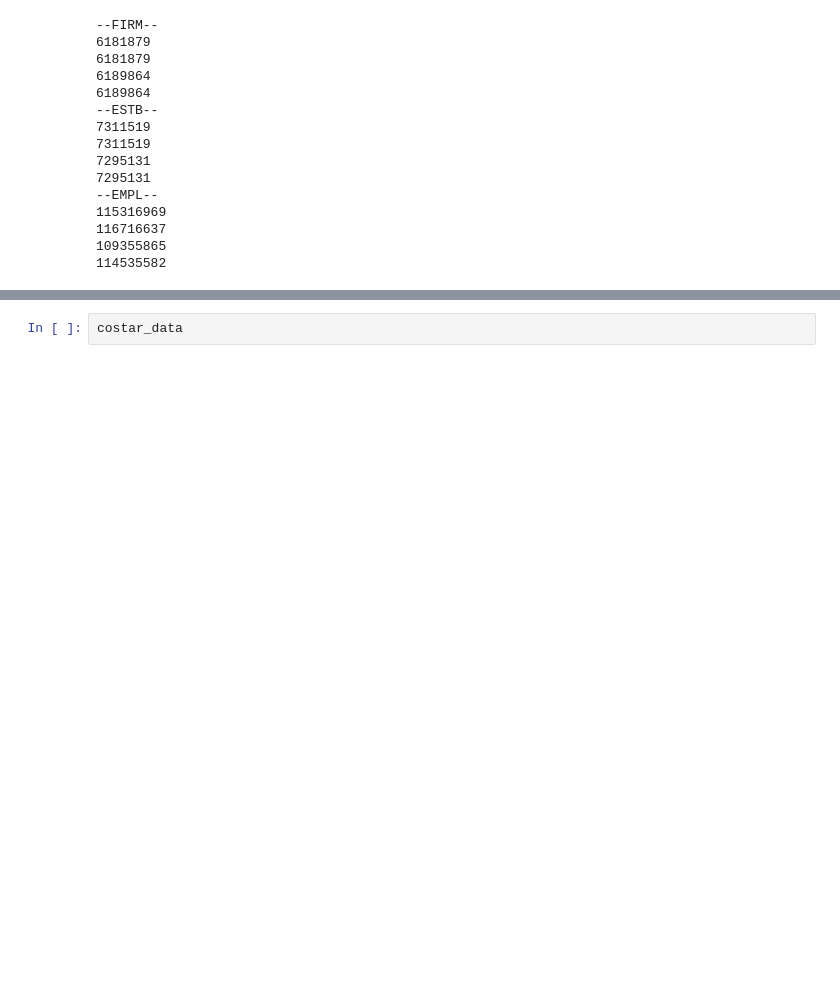
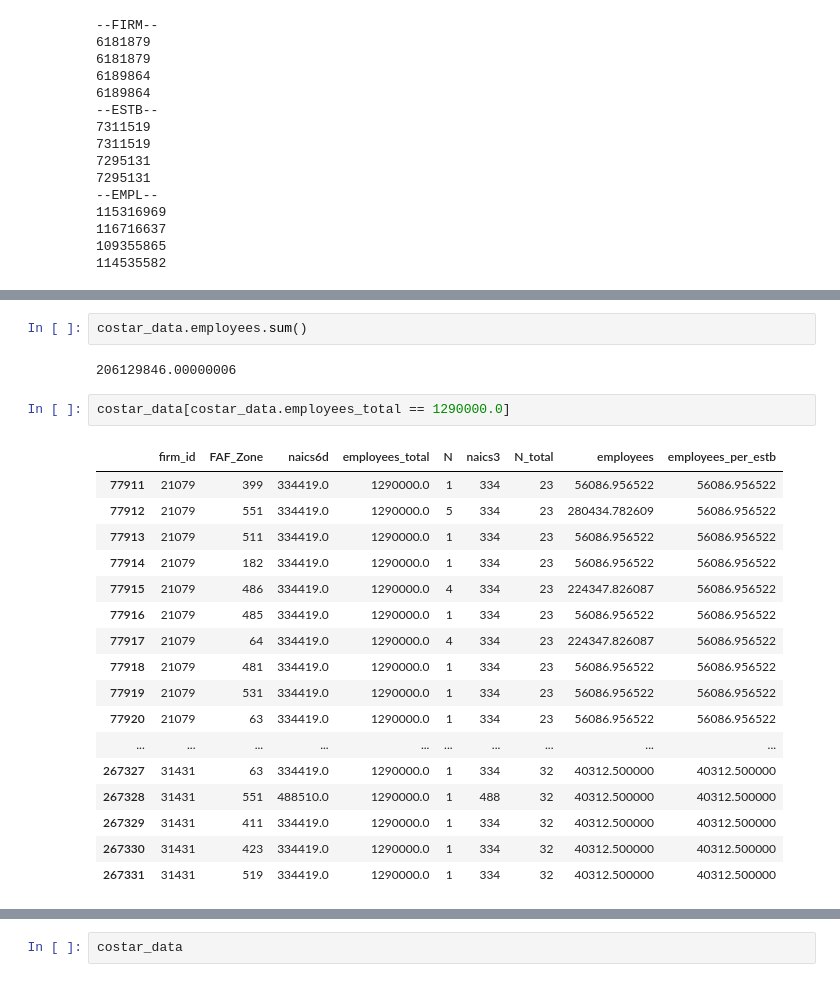
Before and after one commit to LBNL-UCB-STI/SynthFirm, a Jupyter notebook: input_generation/national/susb_costar_firm_and_est_data.ipynb, the cells around one changed output, grey strips where cells are left out. Cells and saved outputs as stored; diff of their text form; blank space fills up the shorter version.

```diff
--- a/input_generation/national/susb_costar_firm_and_est_data.ipynb
+++ b/input_generation/national/susb_costar_firm_and_est_data.ipynb
@@ -175,3 +186,27 @@ costar_data["employees_per_estb"] = costar_data["employees_total"].astype(int) /
 # %% [output]
 naics6d NaN rows: 6283/454376 (1.38%)
 dropped: 1636/448093 (0.37%)
+# %%
+costar_data.employees.sum()
+# %% [output]
+206129846.00000006
+# %%
+costar_data[costar_data.employees_total == 1290000.0]
+# %% [output]
+|  | firm_id | FAF_Zone | naics6d | employees_total | N | naics3 | N_total | employees | employees_per_estb |
+| 77911 | 21079 | 399 | 334419.0 | 1290000.0 | 1 | 334 | 23 | 56086.956522 | 56086.956522 |
+| 77912 | 21079 | 551 | 334419.0 | 1290000.0 | 5 | 334 | 23 | 280434.782609 | 56086.956522 |
+| 77913 | 21079 | 511 | 334419.0 | 1290000.0 | 1 | 334 | 23 | 56086.956522 | 56086.956522 |
+| 77914 | 21079 | 182 | 334419.0 | 1290000.0 | 1 | 334 | 23 | 56086.956522 | 56086.956522 |
+| 77915 | 21079 | 486 | 334419.0 | 1290000.0 | 4 | 334 | 23 | 224347.826087 | 56086.956522 |
+| 77916 | 21079 | 485 | 334419.0 | 1290000.0 | 1 | 334 | 23 | 56086.956522 | 56086.956522 |
+| 77917 | 21079 | 64 | 334419.0 | 1290000.0 | 4 | 334 | 23 | 224347.826087 | 56086.956522 |
+| 77918 | 21079 | 481 | 334419.0 | 1290000.0 | 1 | 334 | 23 | 56086.956522 | 56086.956522 |
+| 77919 | 21079 | 531 | 334419.0 | 1290000.0 | 1 | 334 | 23 | 56086.956522 | 56086.956522 |
+| 77920 | 21079 | 63 | 334419.0 | 1290000.0 | 1 | 334 | 23 | 56086.956522 | 56086.956522 |
+| ... | ... | ... | ... | ... | ... | ... | ... | ... | ... |
+| 267327 | 31431 | 63 | 334419.0 | 1290000.0 | 1 | 334 | 32 | 40312.500000 | 40312.500000 |
+| 267328 | 31431 | 551 | 488510.0 | 1290000.0 | 1 | 488 | 32 | 40312.500000 | 40312.500000 |
+| 267329 | 31431 | 411 | 334419.0 | 1290000.0 | 1 | 334 | 32 | 40312.500000 | 40312.500000 |
+| 267330 | 31431 | 423 | 334419.0 | 1290000.0 | 1 | 334 | 32 | 40312.500000 | 40312.500000 |
+| 267331 | 31431 | 519 | 334419.0 | 1290000.0 | 1 | 334 | 32 | 40312.500000 | 40312.500000 |
```
Also changed, not shown: parts of 8 cells of this notebook, 5 other files.
